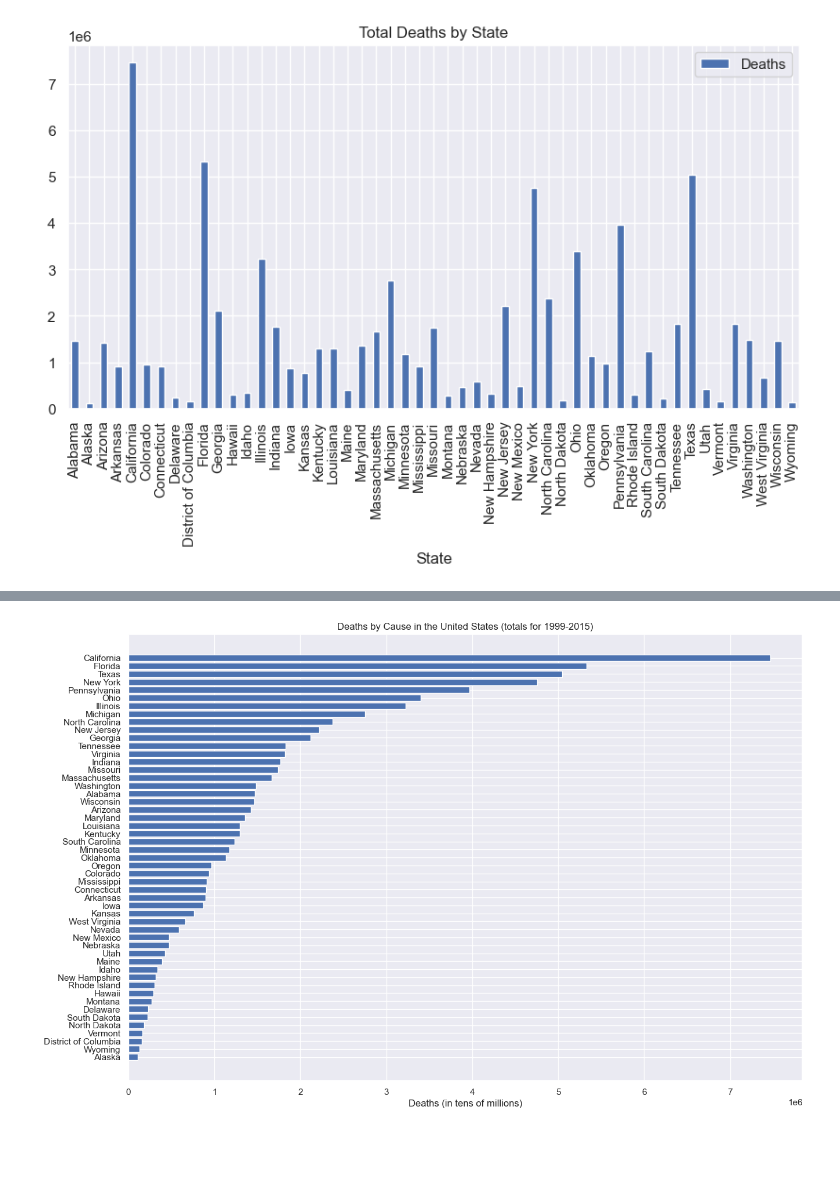
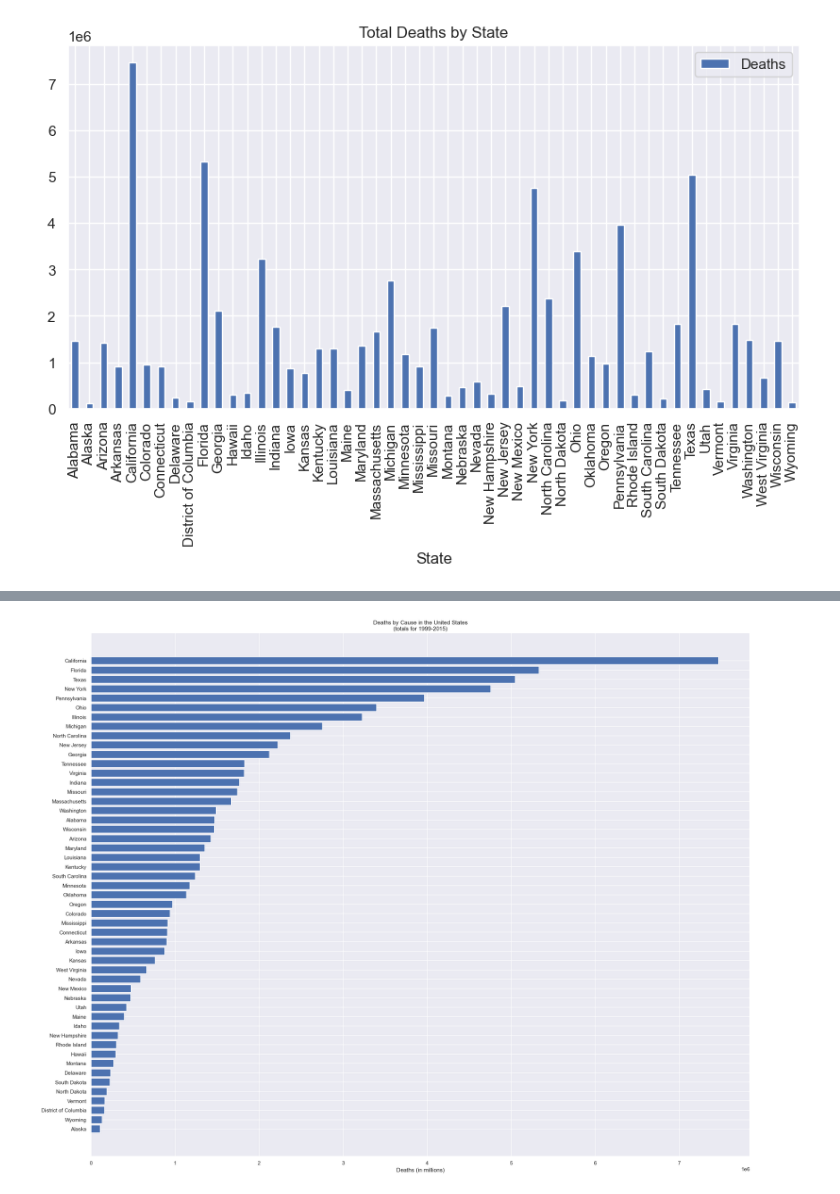
Before and after one commit to mattlehrer/research_methods_assignment_6, a Jupyter notebook: Assignment6_Group_C.ipynb, the cells around one changed output, grey strips where cells are left out. Drawn from its saved outputs; the diff is of its cells as text; code cells hidden in the pictures; blank space fills up the shorter version.

```diff
--- a/Assignment6_Group_C.ipynb
+++ b/Assignment6_Group_C.ipynb
@@ -306,14 +305,14 @@ plt.show()
 # %%
 # re-sort so most deaths are at the top
 state_death_data = state_death_data.sort_values(by='Deaths', ascending=True)
 # barh = horizontal bar chart
 fig, ax = plt.subplots()
 ax.barh(state_death_data.index, state_death_data['Deaths'])
-ax.set_title('Deaths by Cause in the United States (totals for 1999-2015)')
-ax.set_xlabel("Deaths (in tens of millions)")
+ax.set_title('Deaths by Cause in the United States\n(totals for 1999-2015)')
+ax.set_xlabel("Deaths (in millions)")
 plt.show()
 # %% [output]
-[figure, old version]
+[figure, new version]
 # %%
 data['Year'].value_counts()
 # %% [output]
```
Also changed, not shown: parts of 12 cells of this notebook.
